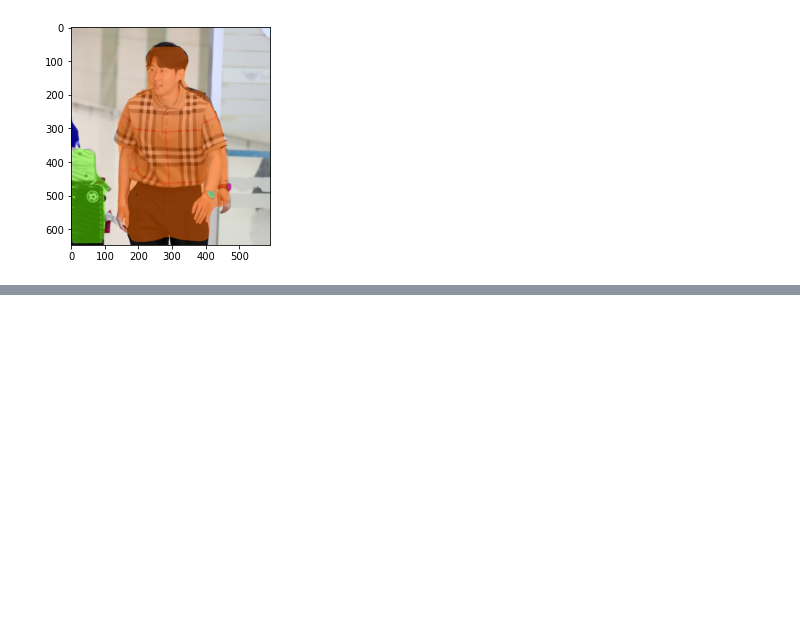
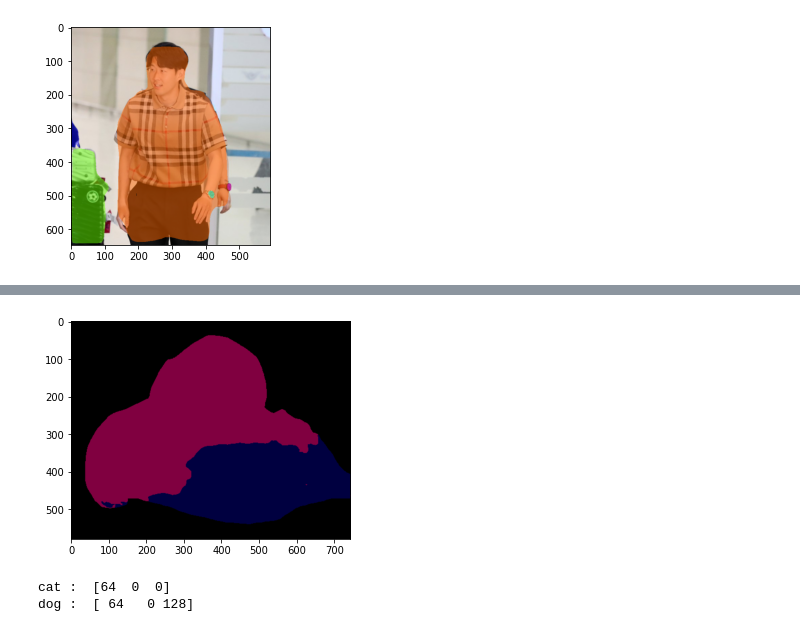
Before and after one commit to paranoidandroid2124/SonBJ_AIFFEL_quest_rs, a Jupyter notebook: Exploration/Quest04/human_segmentation.ipynb, the cells around one changed output, grey strips where cells are left out. Saved outputs shown, nothing was run; the diff lists cells and outputs as text; code cells hidden in the pictures; blank space fills up the shorter version.

```diff
--- a/Exploration/Quest04/human_segmentation.ipynb
+++ b/Exploration/Quest04/human_segmentation.ipynb
@@ -326,0 +338,5 @@ plt.show()
+# %%
+segvalues, output = model.segmentAsPascalvoc(img_path)
+
+cat_colormap = colormap[8]
+dog_colormap = colormap[12]
@@ -326,0 +350,11 @@ plt.show()
+# %%
+plt.imshow(output)
+plt.show()
+# %% [output]
+[figure, added]
+# %%
+print("cat : ", cat_colormap)
+print("dog : ", dog_colormap)
+# %% [output]
+cat :  [64  0  0]
+dog :  [ 64   0 128]
```
Also changed, not shown: parts of 19 cells of this notebook, 2 other files.
